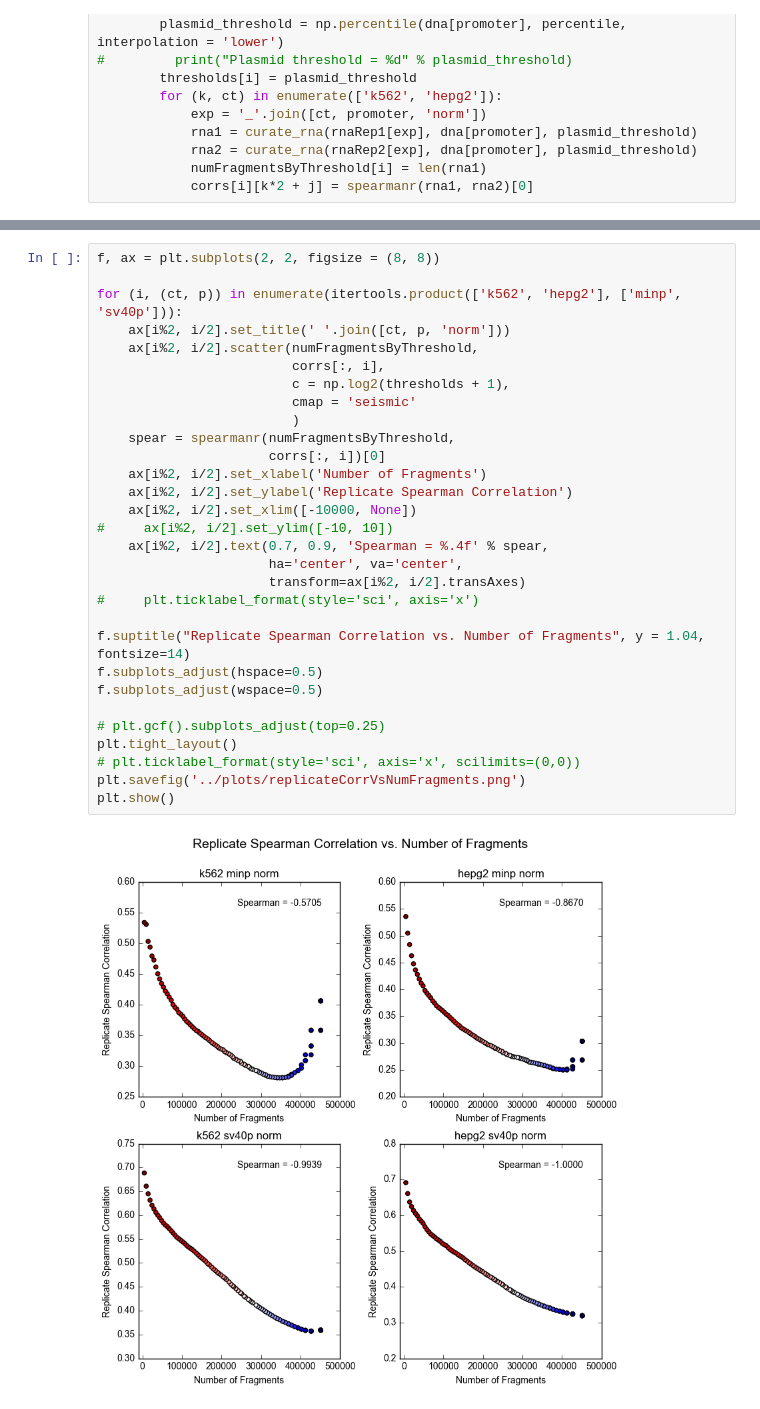
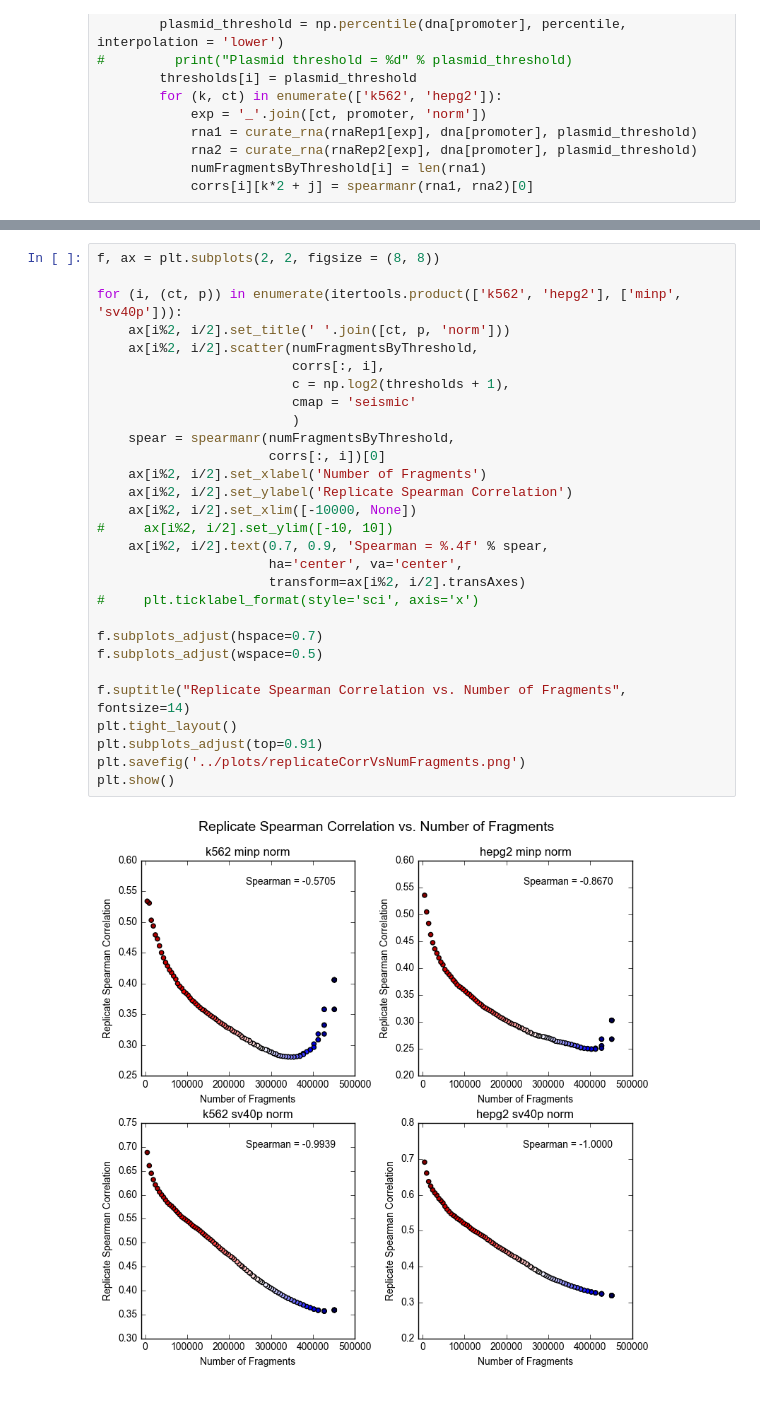
Before and after one commit to kundajelab/mpra, a Jupyter notebook: sharpr/scripts/Sharpr Data QC.ipynb, the cells around one changed output, grey strips where cells are left out. Cells and saved outputs as stored; diff of their text form.

```diff
--- a/sharpr/scripts/Sharpr Data QC.ipynb
+++ b/sharpr/scripts/Sharpr Data QC.ipynb
@@ -263,32 +268,31 @@ plt.show()
 # %%
 f, ax = plt.subplots(2, 2, figsize = (8, 8))
 
 for (i, (ct, p)) in enumerate(itertools.product(['k562', 'hepg2'], ['minp', 'sv40p'])):
     ax[i%2, i/2].set_title(' '.join([ct, p, 'norm']))
     ax[i%2, i/2].scatter(numFragmentsByThreshold,
                          corrs[:, i],
                          c = np.log2(thresholds + 1),
                          cmap = 'seismic'
                          )
     spear = spearmanr(numFragmentsByThreshold,
                       corrs[:, i])[0]
     ax[i%2, i/2].set_xlabel('Number of Fragments')
     ax[i%2, i/2].set_ylabel('Replicate Spearman Correlation')
     ax[i%2, i/2].set_xlim([-10000, None])
 #     ax[i%2, i/2].set_ylim([-10, 10])
     ax[i%2, i/2].text(0.7, 0.9, 'Spearman = %.4f' % spear,
                       ha='center', va='center',
                       transform=ax[i%2, i/2].transAxes)
 #     plt.ticklabel_format(style='sci', axis='x')
 
-f.suptitle("Replicate Spearman Correlation vs. Number of Fragments", y = 1.04, fontsize=14)
-f.subplots_adjust(hspace=0.5)
+f.subplots_adjust(hspace=0.7)
 f.subplots_adjust(wspace=0.5)
 
-# plt.gcf().subplots_adjust(top=0.25)
+f.suptitle("Replicate Spearman Correlation vs. Number of Fragments", fontsize=14)
 plt.tight_layout()
-# plt.ticklabel_format(style='sci', axis='x', scilimits=(0,0))
+plt.subplots_adjust(top=0.91)
 plt.savefig('../plots/replicateCorrVsNumFragments.png')
 plt.show()
 # %% [output]
-[figure, old version]
+[figure, new version]
```
Also changed, not shown: parts of 24 cells of this notebook, 27 other files.
